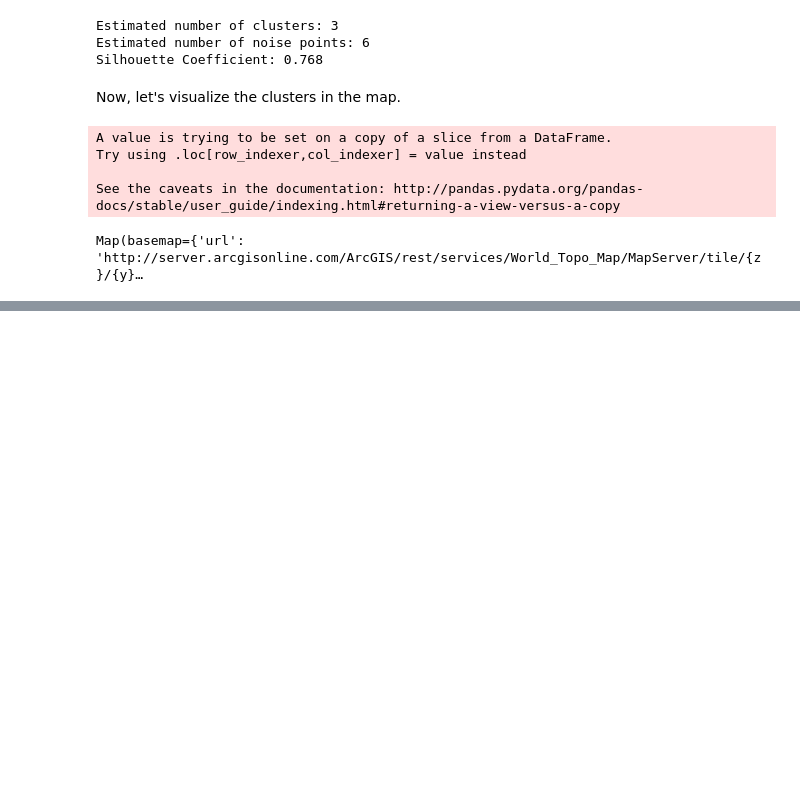
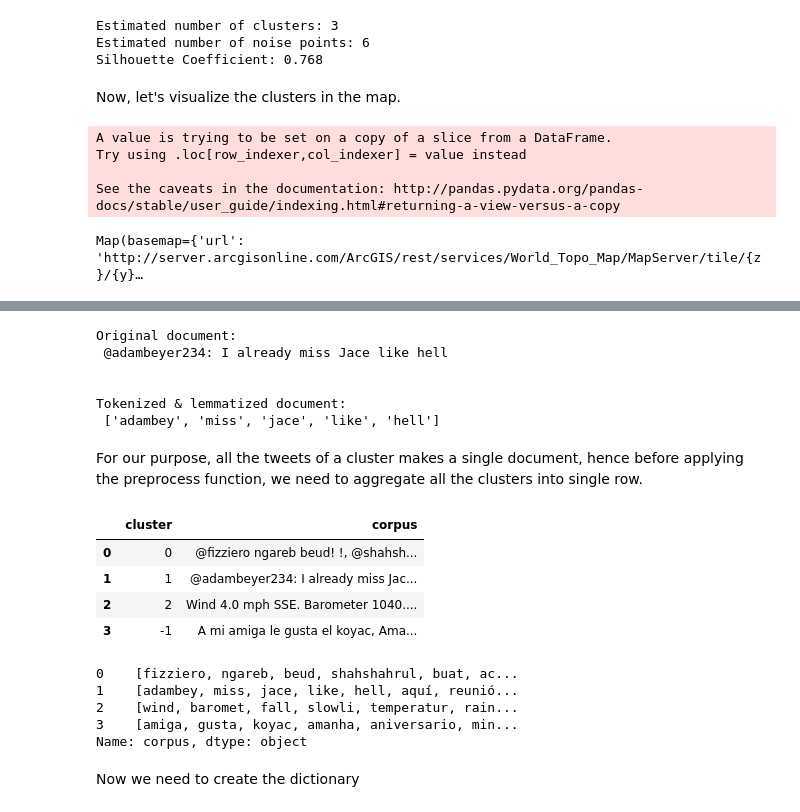
Before and after one commit to Ohtar10/wtsp, a Jupyter notebook: notebooks/jupyter/where-to-sell-products.ipynb, the cells around one changed output, grey strips where cells are left out. Drawn from its saved outputs; the diff is of its cells as text; code cells hidden in the pictures; blank space fills up the shorter version.

```diff
--- a/notebooks/jupyter/where-to-sell-products.ipynb
+++ b/notebooks/jupyter/where-to-sell-products.ipynb
@@ -161,0 +197,38 @@ Now, we need to perform a LDA over the tweet's text aggregated by cluster so we
+# %%
+doc_sample = cluster_1.iloc[0]["tweet"]
+print(f"Original document: \n {doc_sample}\n\n")
+print(f"Tokenized & lemmatized document: \n {preprocess(doc_sample)}")
+# %% [output]
+Original document:
+ @adambeyer234: I already miss Jace like hell
+
+
+Tokenized & lemmatized document:
+ ['adambey', 'miss', 'jace', 'like', 'hell']
+# %% [markdown]
+For our purpose, all the tweets of a cluster makes a single document, hence before applying the preprocess function, we need to aggregate all the clusters into single row.
+# %%
+import pandas as pd
+
+test = ', '.join(cluster_1.tweet.values)
+corpus = {'cluster': [0, 1, 2, -1],
+         'corpus': [', '.join(cluster_0.tweet.values), ', '.join(cluster_1.tweet.values), ', '.join(cluster_2.tweet.values), ', '.join(cluster_x.tweet.values)]}
+corpus_df = pd.DataFrame.from_dict(corpus)
+corpus_df.head()
+# %% [output]
+|  | cluster | corpus |
+| 0 | 0 | @fizziero ngareb beud! !, @shahsh... |
+| 1 | 1 | @adambeyer234: I already miss Jac... |
+| 2 | 2 | Wind 4.0 mph SSE. Barometer 1040.... |
+| 3 | -1 | A mi amiga le gusta el koyac, Ama... |
+# %%
+preprocessed_docs = corpus_df.corpus.apply(preprocess)
+preprocessed_docs.head(10)
+# %% [output]
+0    [fizziero, ngareb, beud, shahshahrul, buat, ac...
+1    [adambey, miss, jace, like, hell, aquí, reunió...
+2    [wind, baromet, fall, slowli, temperatur, rain...
+3    [amiga, gusta, koyac, amanha, aniversario, min...
+Name: corpus, dtype: object
+# %% [markdown]
+Now we need to create the dictionary
```
Also changed, not shown: parts of 19 cells of this notebook.
